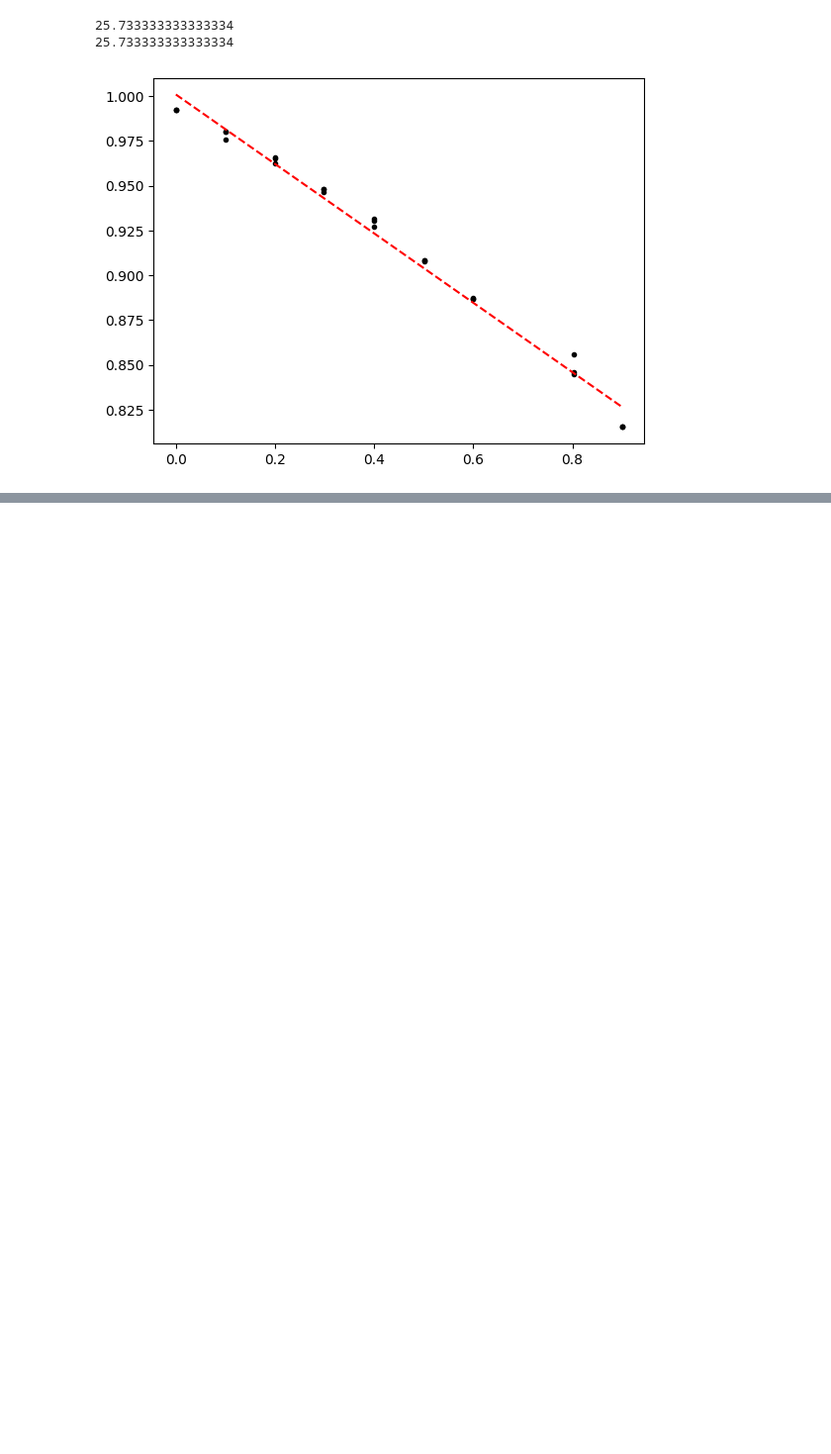
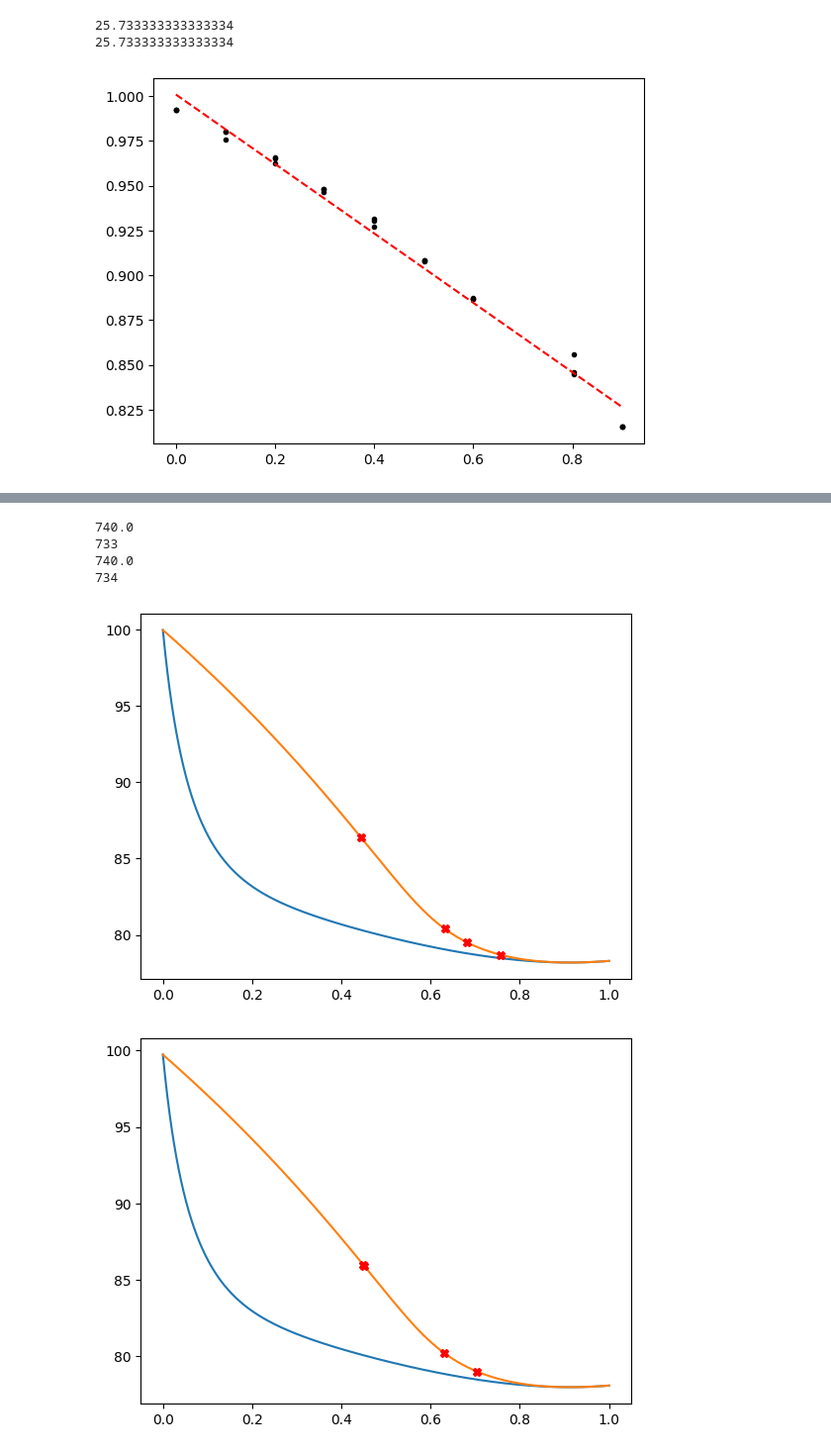
Before and after one commit to lsculv/ECH145A-Lab1, a Jupyter notebook: lab3.ipynb, the cells around one changed output, grey strips where cells are left out. Shown at 99% size. Drawn from its saved outputs; the diff is of its cells as text; code cells hidden in the pictures; blank space fills up the shorter version.

```diff
--- a/lab3.ipynb
+++ b/lab3.ipynb
@@ -795,0 +821,36 @@ print(things)
+# %%
+print(collumn3.boil_pow)
+print(collumn3.chill_pow)
+print(collumn4.boil_pow)
+print(collumn4.chill_pow)
+# %% [output]
+740.0
+733
+740.0
+734
+# %%
+plate_temps3 = np.array([79.0, 80.2, 85.9, 86.0])
+plate_temps4 = np.array([78.7, 79.5, 80.4, 86.4])
+
+plate_concs3 = []
+for temp in plate_temps3:
+    plate_concs3.append(sol3_y[find_nearest(sol3_T, temp)])
+plate_concs3 = np.array(plate_concs3)
+
+plate_concs4 = []
+for temp in plate_temps4:
+    plate_concs4.append(sol4_y[find_nearest(sol4_T, temp)])
+plate_concs4 = np.array(plate_concs4)
+
+plt.plot(x_vals, sol4_T)
+plt.plot(sol4_y, sol4_T)
+plt.plot(plate_concs4, plate_temps4, "rX")
+plt.show()
+
+plt.plot(x_vals, sol3_T)
+plt.plot(sol3_y, sol3_T)
+plt.plot(plate_concs3, plate_temps3, "rX")
+plt.show()
+# %% [output]
+[figure, added]
+[figure, added]
```
Also changed, not shown: parts of 5 cells of this notebook.
